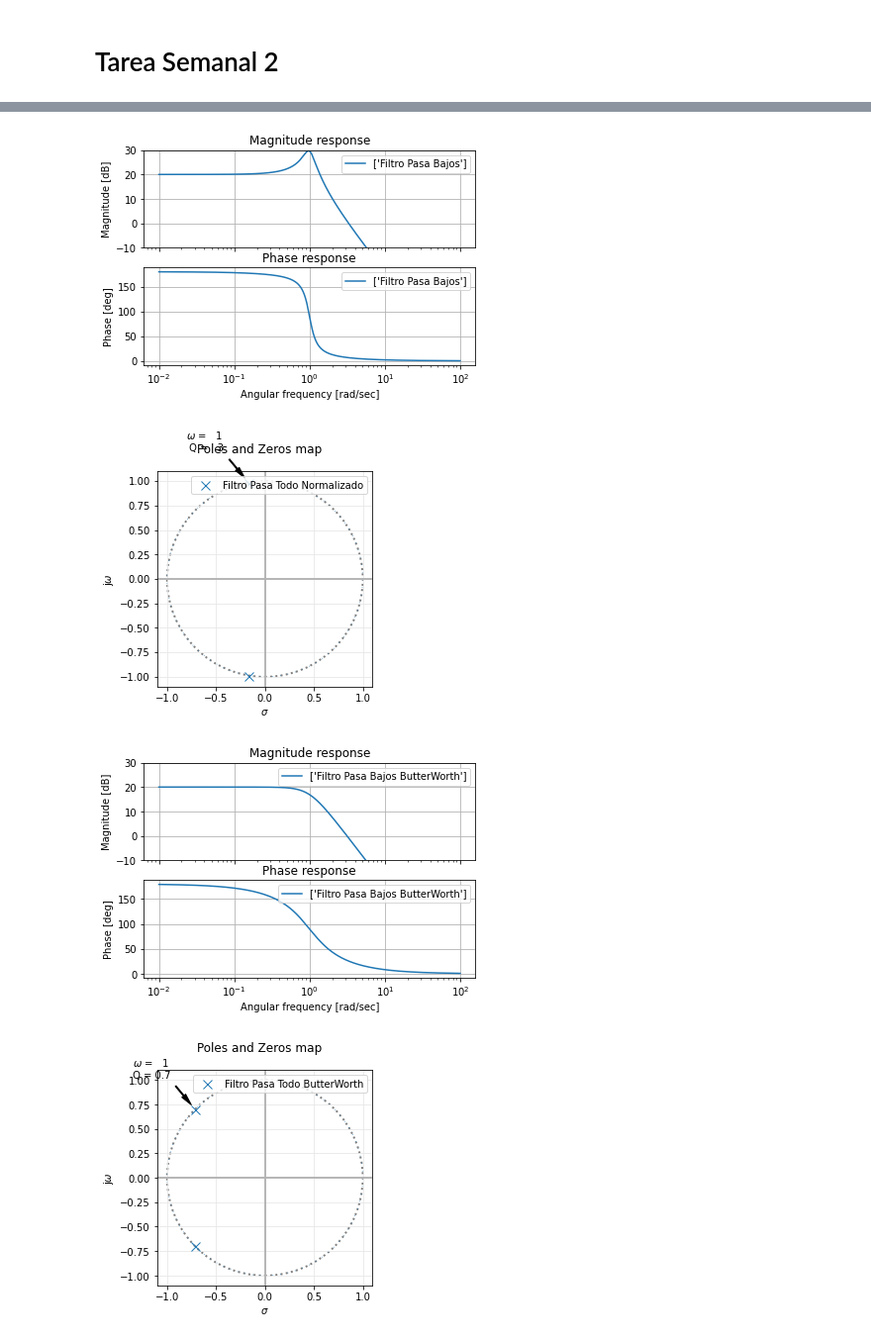
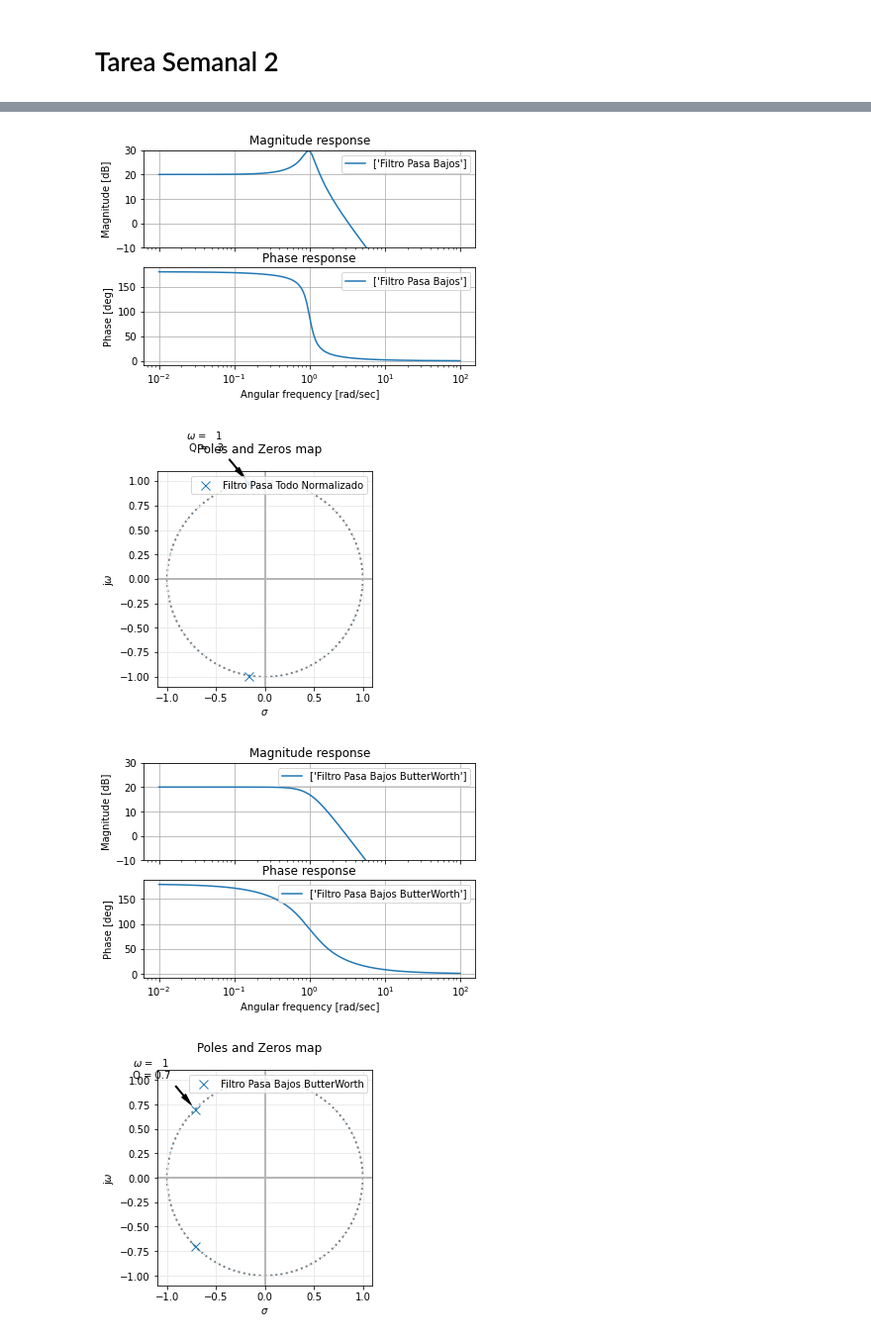
Before and after one commit to Joaquin-Pineiro/TC2Repo, a Jupyter notebook: Tareas Semanales/Tarea Semanal 2/TS N°2.ipynb, the cells around one changed output, grey strips where cells are left out. Shown at 99% size. Drawn from its saved outputs; the diff is of its cells as text; code cells hidden in the pictures.

Commit message:
Modifico Labels de pzmap

```diff
--- a/Tareas Semanales/Tarea Semanal 2/TS N°2.ipynb
+++ b/Tareas Semanales/Tarea Semanal 2/TS N°2.ipynb
@@ -99,34 +99,34 @@ T_n = sig.TransferFunction(num_n , den_n)
 
 
 pretty_print_bicuad_omegayq(num_n, den_n, displaystr = True)
 
 
-bodePlot(T,[-2,2],[30,-10], 'none', 'none', 'Filtro Pasa Bajos', 1000 )
-pzmap(T_n,True, 'Filtro Pasa Todo Normalizado', 'none', 'none')
+bodePlot(T_n,[-2,2],[30,-10], 'none', 'none', 'Filtro Pasa Bajos', 1000 )
+pzmap(T_n,True, 'Filtro Pasa Bajos Normalizado', 'none', 'none')
 
 
 ##TRANSFERENCIA Butterworth con epsilon=1 (WB = W0)
 
 R2=70e3
 num_b = np.array([-R3/R1  * w0**2])
 den_b = np.array([1,1/(C*R2),w0**2])
 
 
 
 T_b = sig.TransferFunction(num_b , den_b)
 
 pretty_print_bicuad_omegayq(num_b, den_b, displaystr = True)
 
 bodePlot(T_b,[-2,2],[30,-10], 'none', 'none', 'Filtro Pasa Bajos ButterWorth', 1000 )
-pzmap(T_b,True, 'Filtro Pasa Todo ButterWorth', 'none', 'none')
+pzmap(T_b,True, 'Filtro Pasa Bajos ButterWorth', 'none', 'none')
 # %% [output]
 $\displaystyle \frac{-10 }{s^2 + s \frac{  1}{  3} +   1^2}$
 $\displaystyle \frac{-10 }{s^2 + s \frac{  1}{  3} +   1^2}$
 $\displaystyle \frac{-10 }{s^2 + s \frac{  1}{0.7} +   1^2}$
 (6, <AxesSubplot:xlabel='$\\sigma$', ylabel='j$\\omega$'>)
 [figure]
 [figure]
 [figure]
 [figure]
 [figure]
-[figure, old version]
+[figure, new version]
```
